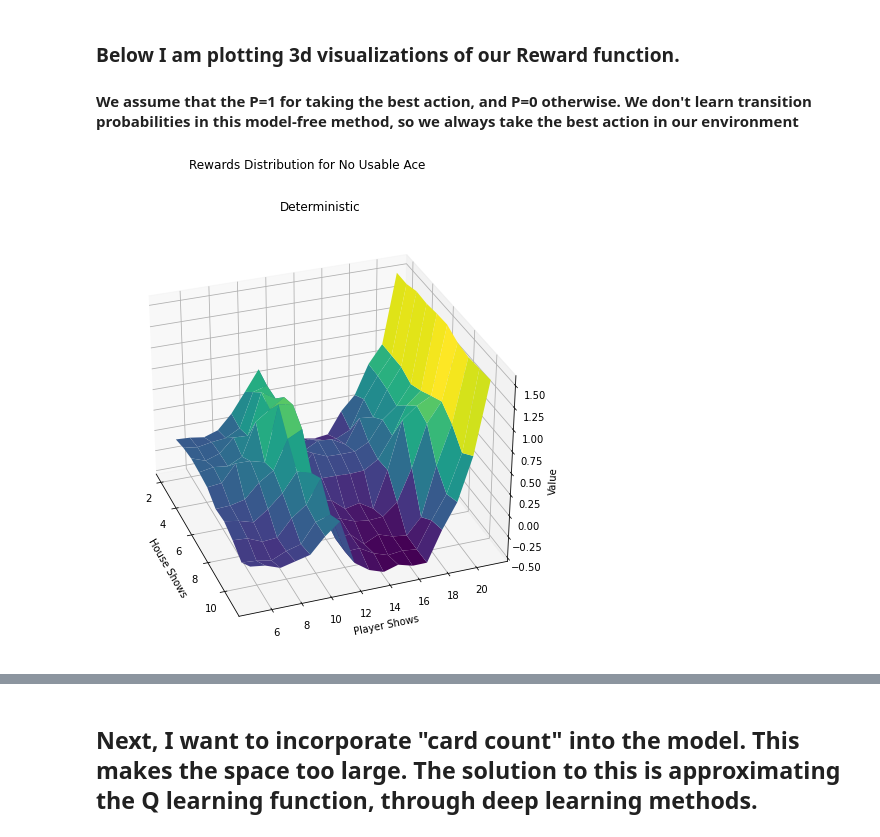
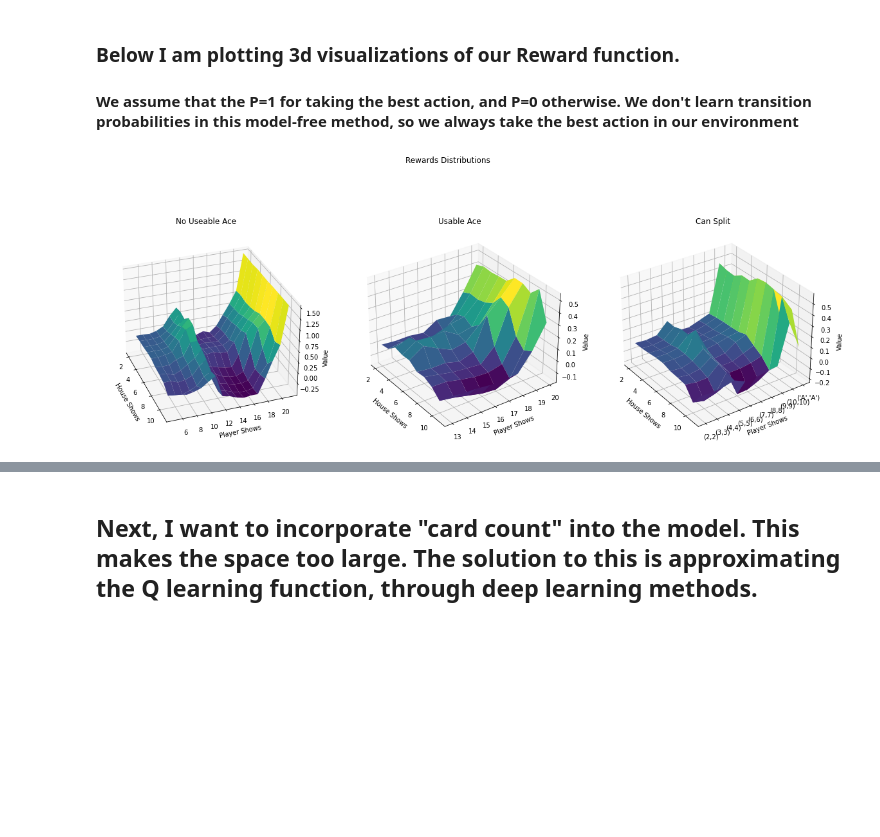
Before and after one commit to petersim1/Blackjack_RL, a Jupyter notebook: Blackjack.ipynb, the cells around one changed output, grey strips where cells are left out. Cells and saved outputs as stored; diff of their text form; code cells hidden in the pictures; blank space fills up the shorter version.

```diff
--- a/Blackjack.ipynb
+++ b/Blackjack.ipynb
@@ -227,9 +237,12 @@ blackjack = Game(
 allCards = list(blackjack.cardMap.values())
 Q['Q'] = initQ(moves,allCards)
 
+time_start = datetime.datetime.now()
+
 r = 0
 counter = 0
 minPerformance = -10
+
 while r < nEpisodes :
 
     # force exploration of space
@@ -254,7 +267,22 @@ while r < nEpisodes :
         p = np.mean(evaluatePolicy(blackjackEval,Q['Q'],wagers,nRoundsEvaluate)[-1])
         Q['evaluation'].append(p)
 
-        print('Method {} ---- {} of {} ---- EPS : {} ---- Score : {}'.format(Q['name'],r+1,nEpisodes,eps,p))
+        if not always_random :
+            print('Method {} ---- {} of {} ---- EPS : {} ---- Score : {}'.format(
+                Q['name'],
+                r+1,
+                nEpisodes,
+                eps,
+                p
+            ))
+        else :
+            print('Method {} ---- {} of {} ---- Score : {} ---- Time elapsed : {}'.format(
+                Q['name'],
+                r+1,
+                nEpisodes,
+                p,
+                datetime.datetime.now() - time_start
+            ))
 
         if p < minPerformance :
             counter += 1
@@ -528,18 +714,45 @@ for k,v in Qlearned['canSplit'].items() :
 
 #### We assume that the P=1 for taking the best action, and P=0 otherwise. We don't learn transition probabilities in this model-free method, so we always take the best action in our environment
 # %%
-fig = plt.figure(figsize=(15,8))
-fig.suptitle('Rewards Distribution for No Usable Ace')
-ax = fig.add_subplot(111, projection='3d')
-ax.set_title('Deterministic')
+fig = plt.figure(figsize=(20,8))
+fig.suptitle('Rewards Distributions')
+ax = fig.add_subplot(131, projection='3d')
+ax.set_title('No Useable Ace')
 
 noAceMesh = value_det[0][5:,2:]
 x,y = np.meshgrid(range(2,12),range(5,22))
 ax.plot_surface(x, y, noAceMesh, rstride=1, cstride=1,cmap='viridis', edgecolor='none')
 ax.view_init(azim=-20)
 ax.set_xlabel('House Shows')
 ax.set_ylabel('Player Shows')
 ax.set_zlabel('Value')
+
+ax = fig.add_subplot(132, projection='3d')
+ax.set_title('Usable Ace')
+usableAceMesh = value_det[1][13:21,2:]
+x,y = np.meshgrid(range(2,12),range(13,21))
+
+ax.plot_surface(x, y, usableAceMesh, rstride=1, cstride=1,cmap='viridis', edgecolor='none')
+ax.view_init(azim=-35)
+ax.set_xlabel('House Shows')
+ax.set_ylabel('Player Shows')
+ax.set_zlabel('Value')
+
+ax = fig.add_subplot(133, projection='3d')
+ax.set_title('Can Split')
+
+canSplitMesh = value_det[2][2:12,2:]
+x,y = np.meshgrid(range(2,12),range(2,12))
+ticks = ["({},{})".format(p,p) if p < 11 else "('A','A')" for p in range(2,12)]
+ax.set(yticks=range(2,12), yticklabels=ticks)
+ax.plot_surface(x, y, canSplitMesh, rstride=1, cstride=1,cmap='viridis', edgecolor='none')
+ax.view_init(azim=-35)
+ax.set_xlabel('House Shows')
+ax.set_ylabel('Player Shows')
+ax.set_zlabel('Value')
+
+plt.subplots_adjust(hspace=0, wspace=0.2)
+
 plt.show()
 # %% [output]
-[figure, old version]
+[figure, new version]
```
Also changed, not shown: parts of 16 cells of this notebook, 2 other files.
